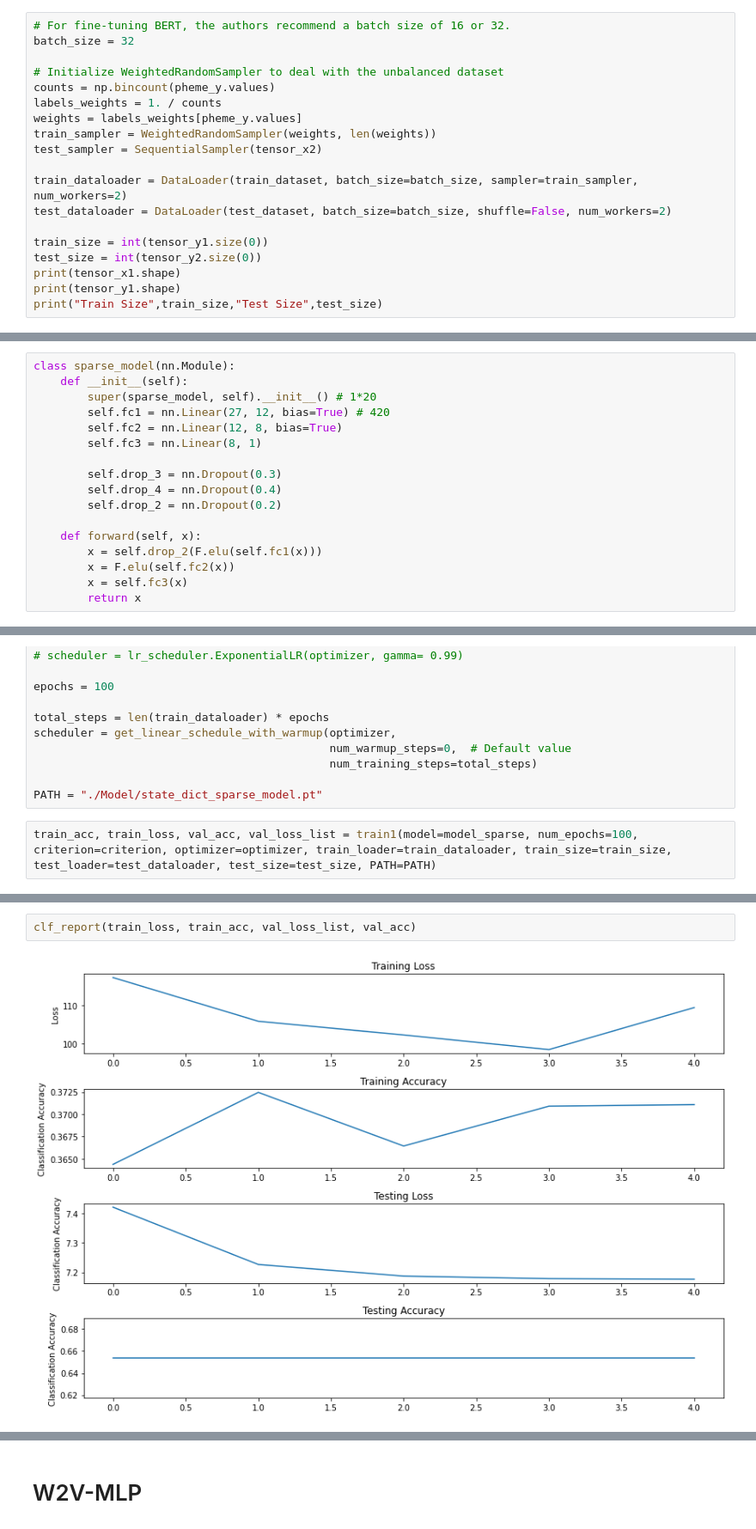
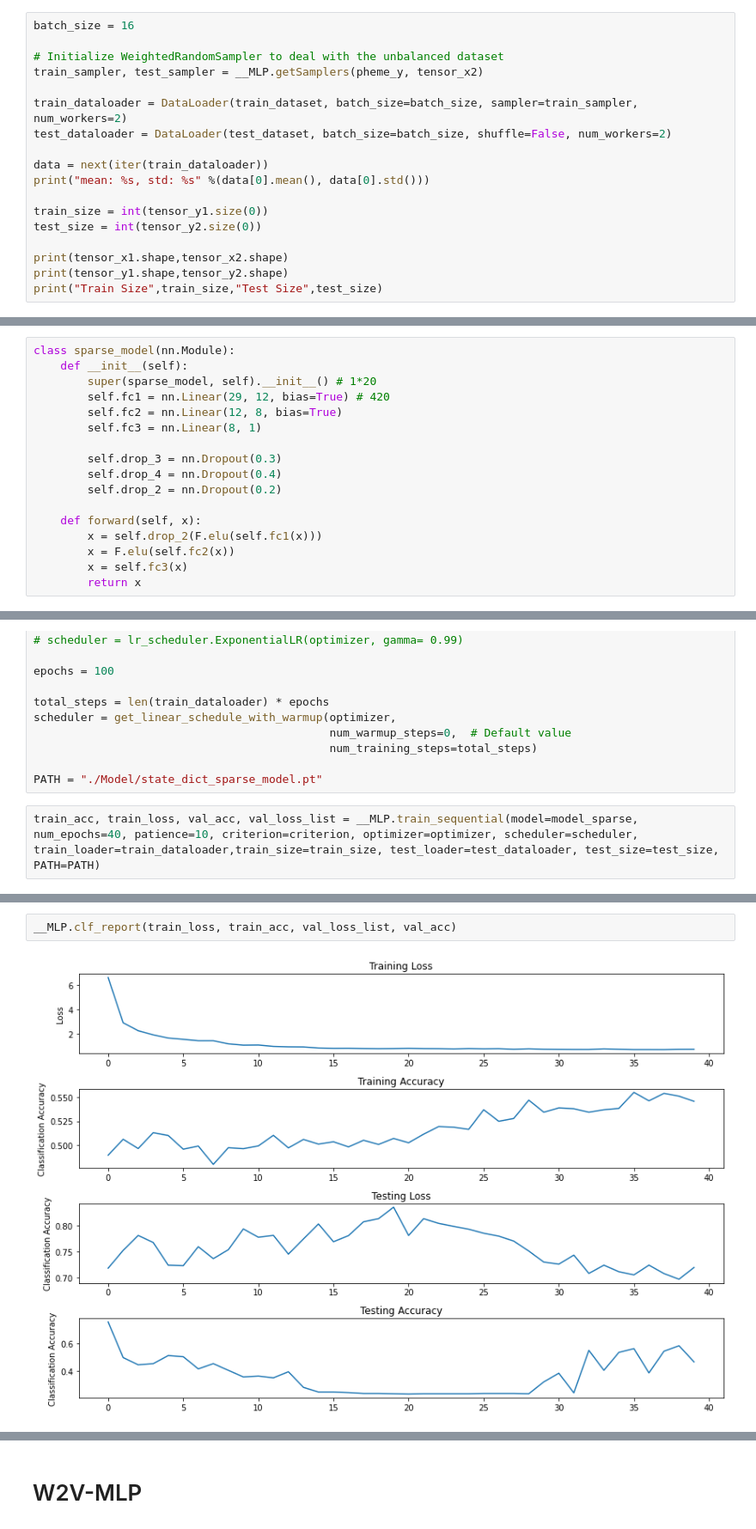
Before and after one commit to zzunebye/Capstone-code-data, a Jupyter notebook: _CLF_MLP.ipynb, the cells around one changed output, grey strips where cells are left out. Shown at 86% size. Cells and saved outputs as stored; diff of their text form.

```diff
--- a/_CLF_MLP.ipynb
+++ b/_CLF_MLP.ipynb
@@ -334,20 +335,19 @@ TypeError: can't convert np.ndarray of type numpy.object_. The only supported ty
 # %%
-# For fine-tuning BERT, the authors recommend a batch size of 16 or 32.
-batch_size = 32
+batch_size = 16
 
 # Initialize WeightedRandomSampler to deal with the unbalanced dataset
-counts = np.bincount(pheme_y.values)
-labels_weights = 1. / counts
-weights = labels_weights[pheme_y.values]
-train_sampler = WeightedRandomSampler(weights, len(weights))
-test_sampler = SequentialSampler(tensor_x2)
+train_sampler, test_sampler = __MLP.getSamplers(pheme_y, tensor_x2)
 
 train_dataloader = DataLoader(train_dataset, batch_size=batch_size, sampler=train_sampler, num_workers=2)
 test_dataloader = DataLoader(test_dataset, batch_size=batch_size, shuffle=False, num_workers=2)
 
+data = next(iter(train_dataloader))
+print("mean: %s, std: %s" %(data[0].mean(), data[0].std()))
+
 train_size = int(tensor_y1.size(0))
 test_size = int(tensor_y2.size(0))
-print(tensor_x1.shape)
-print(tensor_y1.shape)
+
+print(tensor_x1.shape,tensor_x2.shape)
+print(tensor_y1.shape,tensor_y2.shape)
 print("Train Size",train_size,"Test Size",test_size)
 # %% [output]
@@ -358,7 +359,7 @@ Train Size 5802 Test Size 485
 class sparse_model(nn.Module):
     def __init__(self):
         super(sparse_model, self).__init__() # 1*20
-        self.fc1 = nn.Linear(27, 12, bias=True) # 420
+        self.fc1 = nn.Linear(29, 12, bias=True) # 420
         self.fc2 = nn.Linear(12, 8, bias=True)
         self.fc3 = nn.Linear(8, 1)
 
@@ -388,5 +389,5 @@ scheduler = get_linear_schedule_with_warmup(optimizer,
 
 PATH = "./Model/state_dict_sparse_model.pt"
 # %%
-train_acc, train_loss, val_acc, val_loss_list = train1(model=model_sparse, num_epochs=100, criterion=criterion, optimizer=optimizer, train_loader=train_dataloader, train_size=train_size, test_loader=test_dataloader, test_size=test_size, PATH=PATH)
+train_acc, train_loss, val_acc, val_loss_list = __MLP.train_sequential(model=model_sparse, num_epochs=40, patience=10, criterion=criterion, optimizer=optimizer, scheduler=scheduler, train_loader=train_dataloader,train_size=train_size, test_loader=test_dataloader, test_size=test_size, PATH=PATH)
 # %% [output]
@@ -410,4 +411,4 @@ Finishing the Model: Loss is not decreasing...
 # %%
-clf_report(train_loss, train_acc, val_loss_list, val_acc)
+__MLP.clf_report(train_loss, train_acc, val_loss_list, val_acc)
 # %% [output]
-[figure, old version]
+[figure, new version]
```
Also changed, not shown: parts of 11 cells of this notebook, 6 other files.
